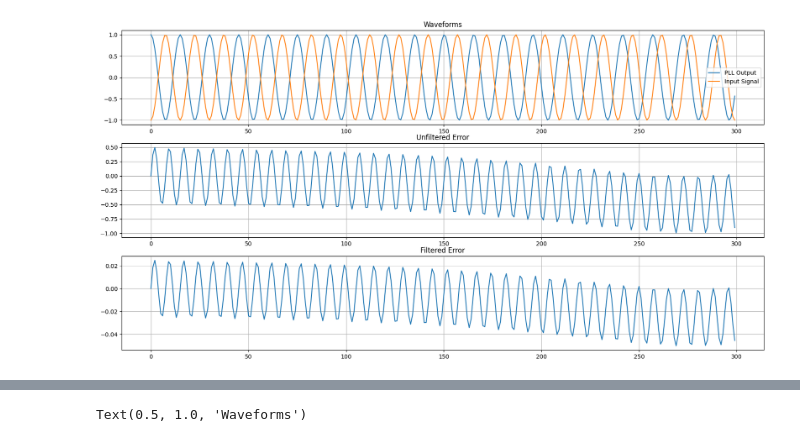
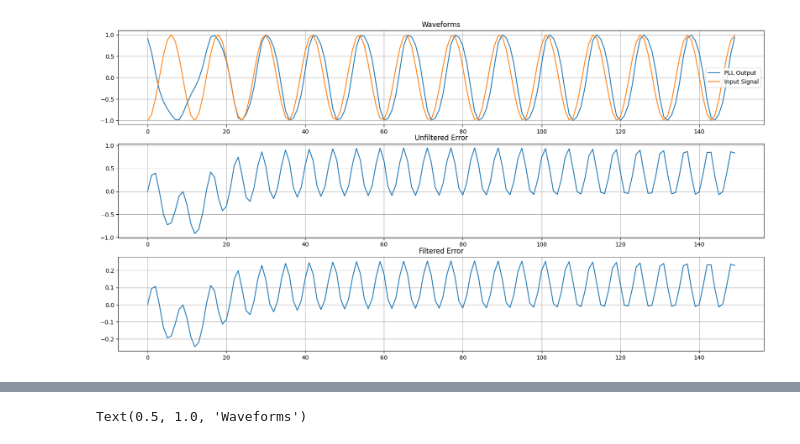
Before and after one commit to stevester94/notebooks, a Jupyter notebook: phase-locked-loop/rectifiedPLL.ipynb, the cells around one changed output, grey strips where cells are left out. Saved outputs shown, nothing was run; the diff lists cells and outputs as text; code cells hidden in the pictures.

```diff
--- a/phase-locked-loop/rectifiedPLL.ipynb
+++ b/phase-locked-loop/rectifiedPLL.ipynb
@@ -22,8 +22,7 @@ class LoopFilter:
         self.integrator = 0
 
     def proc( self, e_D ):
-        self.integrator += self.K_i * e_D/fs
-
+        self.integrator += self.K_i * e_D / fs
         return self.K_p * e_D + self.integrator
 
 
@@ -34,27 +33,16 @@ class NumericallyControlledOscillator:
         self.f = f
         self.fs = fs
         self.theta = 0
-
-        self.nextPhaseEstimate = 0
-        self.nextCosOut = 1
-        self.nextSinOut = 0
+        self.phaseEstimate = 0
 
     def proc( self, e_F ):
-        phaseEstimate = self.nextPhaseEstimate
-
-        self.theta += 2*np.pi*self.f/self.fs
-        self.theta += phaseEstimate/self.fs
+        self.theta += 2*np.pi*self.f/self.fs + self.K_0 * e_F
         if self.theta > 2*np.pi:
             self.theta -= 2*np.pi
 
-
-        ret = (self.nextCosOut, self.nextSinOut)
-
-        self.nextPhaseEstimate = (phaseEstimate + self.K_0 * e_F)
-        self.nextCosOut = np.cos( self.theta )
-        self.nextSinOut = -np.sin( self.theta )
-
-        return ret
+        cosOut = np.cos( self.theta  )
+        sinOut = -np.sin( self.theta  )
+        return cosOut, sinOut
 
 
 class PhaseLockedLoop:
@@ -62,25 +50,24 @@ class PhaseLockedLoop:
         self.pd = PhaseDetector()
         self.lf = LoopFilter( K_i, K_p )
         self.nco = NumericallyControlledOscillator( K_0, pll_f, fs )
-
+        self.lastSinOut = 0
     def proc( self, in_, ):
-        e_D = self.pd.proc( in_, self.nco.nextSinOut )
+        e_D = self.pd.proc( in_, self.lastSinOut )
 
         e_F = self.lf.proc( e_D )
 
         cosOut, sinOut  = self.nco.proc(e_F)
-
+        self.lastSinOut = sinOut
         return cosOut, sinOut, e_D, e_F
 
 
-fs = 150
-# K_p = 0.2667
-# K_i = 0.0178
-K_p = 0.05
-K_i = 0.5 * K_p * K_p
+K = 1
+fs = 150 * K
+K_p = 0.2667
+K_i = 0.0178
 K_0 = 1
-duration_secs = 2
-in_f_Hz   = 10 # Make it equivalent to original
+duration_secs = 1 / K
+in_f_Hz   = 10*K
 
 t = np.linspace(0,duration_secs, int(duration_secs*fs))
 
@@ -89,7 +76,7 @@ in_A      = 1
 # in_phi    = np.random.normal(0, 0.0, size=len(t)) + np.pi
 in_phi    = np.pi
 # in_phi    = 0
-in_sig    = in_A * np.cos( 2*np.pi * in_f_Hz * t + in_phi )
+in_sig    = in_A * np.cos( 2*np.pi * in_f_Hz*1.25 * t + in_phi )
 # in_sig    += np.random.normal(0, 0.0, size=len(t)) # AWGN
 
 e_D = [] # phase-error output
@@ -98,7 +85,7 @@ cos_out = []
 
 
 
-pll = PhaseLockedLoop( K_i, K_p, K_0, 10, fs )
+pll = PhaseLockedLoop( K_i, K_p, K_0, in_f_Hz, fs )
 for n in range(len(t)):
     _cos_out, _sin_out, _e_D, _e_F = pll.proc( in_sig[n] )
 
@@ -108,34 +95,34 @@ for n in range(len(t)):
 
 # Create a Figure
 fig = plt.figure()
 fig.set_figheight(10)
 fig.set_figwidth(20)
 
 # Set up Axes
 ax1 = fig.add_subplot(311)
 # ax1.plot(cos_out[int(-fs/in_f_Hz)*10:], label='PLL Output')
 ax1.plot(cos_out, label='PLL Output')
 plt.grid()
 # ax1.plot(in_sig[int(-fs/in_f_Hz)*10:], label='Input Signal')
 ax1.plot(in_sig, label='Input Signal')
 plt.legend()
 ax1.set_title('Waveforms')
 
 # Show the plot
 #plt.show()
 
 ax2 = fig.add_subplot(312)
 ax2.plot( e_D )
 plt.grid()
 ax2.set_title('Unfiltered Error')
 
 ax3 = fig.add_subplot(313)
 ax3.plot( e_F )
 plt.grid()
 ax3.set_title('Filtered Error')
 plt.show()
 # %% [output]
-[figure, old version]
+[figure, new version]
 # %%
 # OK, what does the phase detector do?
 
```
Also changed, not shown: parts of 5 cells of this notebook.
